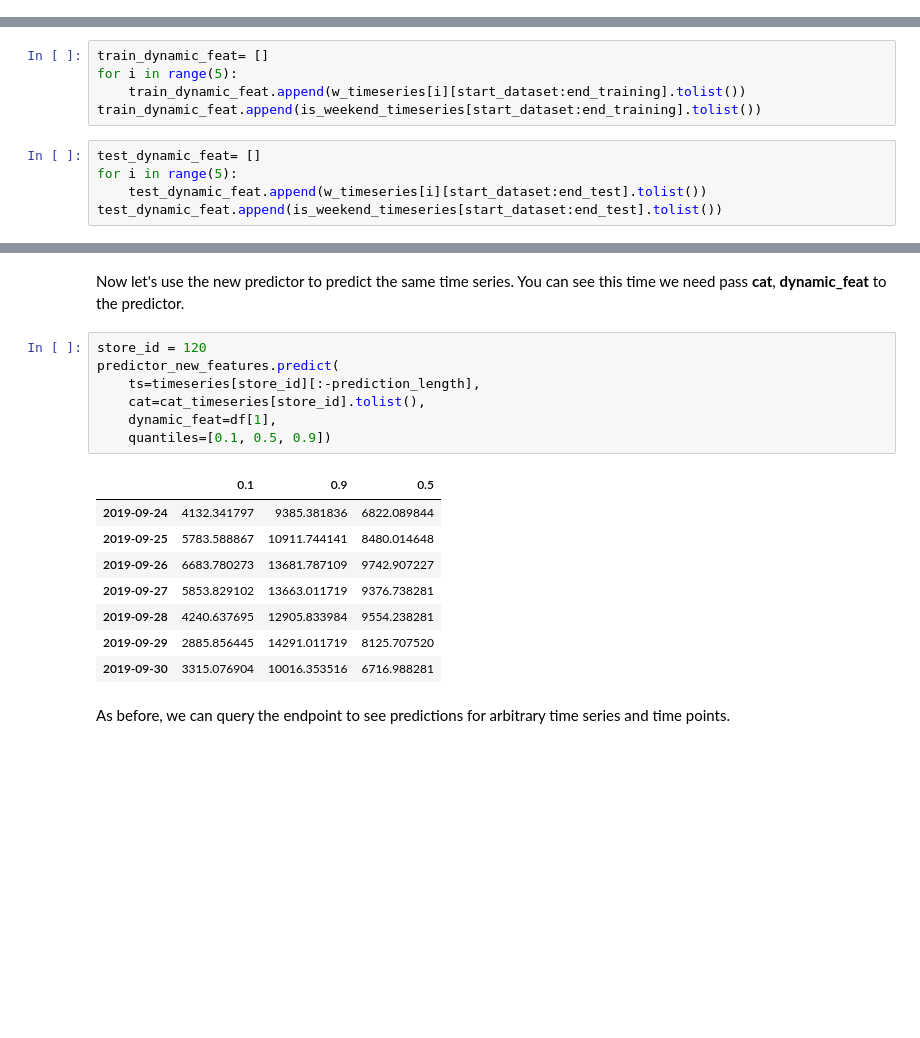
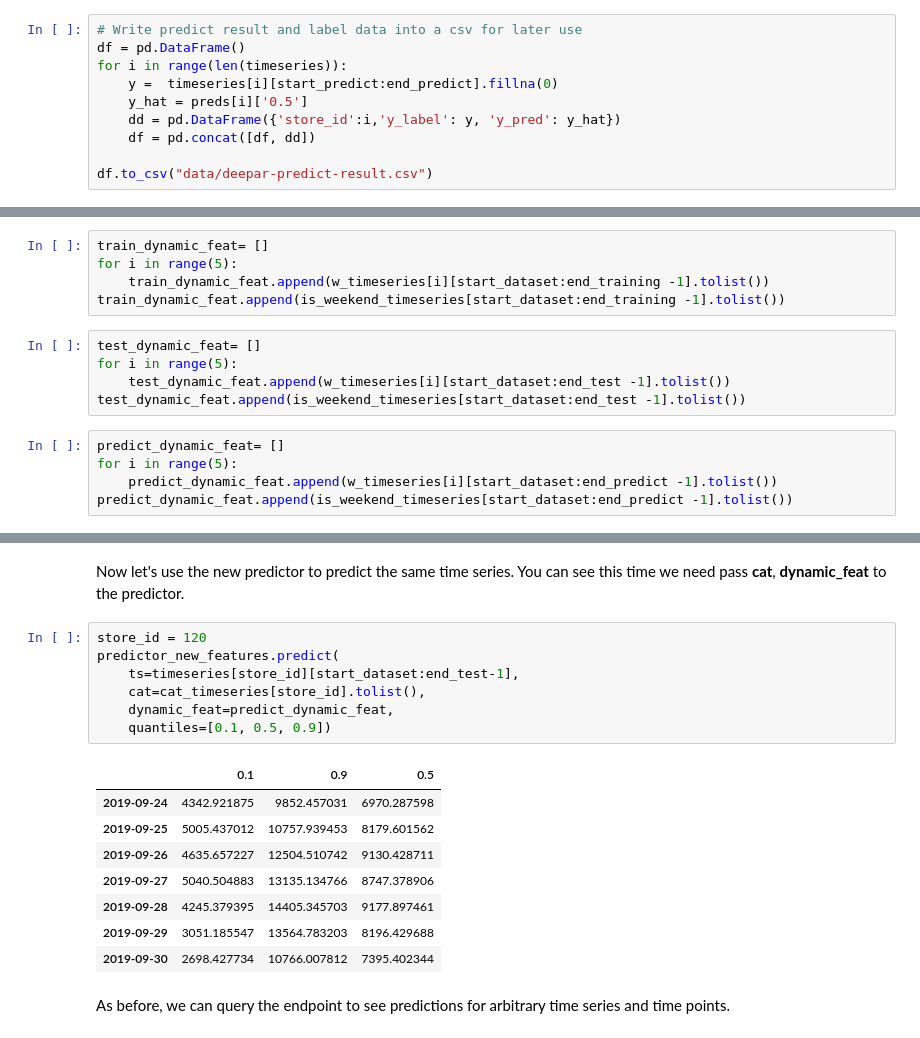
Before and after one commit to snowolf/lab_ts_forecast, a Jupyter notebook: DeepAR.ipynb, the cells around one changed output, grey strips where cells are left out. Cells and saved outputs as stored; diff of their text form; blank space fills up the shorter version.

```diff
--- a/DeepAR.ipynb
+++ b/DeepAR.ipynb
@@ -505 +507,11 @@ Wall time: 43.2 s
+# %%
+# Write predict result and label data into a csv for later use
+df = pd.DataFrame()
+for i in range(len(timeseries)):
+    y =  timeseries[i][start_predict:end_predict].fillna(0)
+    y_hat = preds[i]['0.5']
+    dd = pd.DataFrame({'store_id':i,'y_label': y, 'y_pred': y_hat})
+    df = pd.concat([df, dd])
+
+df.to_csv("data/deepar-predict-result.csv")
 # %% [markdown]
@@ -676,13 +659,18 @@ for i in range(w_num_timeseries):
 # %%
 train_dynamic_feat= []
 for i in range(5):
-    train_dynamic_feat.append(w_timeseries[i][start_dataset:end_training].tolist())
-train_dynamic_feat.append(is_weekend_timeseries[start_dataset:end_training].tolist())
+    train_dynamic_feat.append(w_timeseries[i][start_dataset:end_training -1].tolist())
+train_dynamic_feat.append(is_weekend_timeseries[start_dataset:end_training -1].tolist())
 # %%
 test_dynamic_feat= []
 for i in range(5):
-    test_dynamic_feat.append(w_timeseries[i][start_dataset:end_test].tolist())
-test_dynamic_feat.append(is_weekend_timeseries[start_dataset:end_test].tolist())
+    test_dynamic_feat.append(w_timeseries[i][start_dataset:end_test -1].tolist())
+test_dynamic_feat.append(is_weekend_timeseries[start_dataset:end_test -1].tolist())
+# %%
+predict_dynamic_feat= []
+for i in range(5):
+    predict_dynamic_feat.append(w_timeseries[i][start_dataset:end_predict -1].tolist())
+predict_dynamic_feat.append(is_weekend_timeseries[start_dataset:end_predict -1].tolist())
 # %% [markdown]
 The DeepAR JSON input format represents each time series as a JSON object. In the case each time series consists of a start time stamp (``start``) and a list of values (``target``)as well as ``dynamic_feat`` for time-series features and ``cat`` for categorical features.
 # %%
@@ -848,19 +825,19 @@ Now let's use the new predictor to predict the same time series. You can see thi
 # %%
 store_id = 120
 predictor_new_features.predict(
-    ts=timeseries[store_id][:-prediction_length],
+    ts=timeseries[store_id][start_dataset:end_test-1],
     cat=cat_timeseries[store_id].tolist(),
-    dynamic_feat=df[1],
+    dynamic_feat=predict_dynamic_feat,
     quantiles=[0.1, 0.5, 0.9])
 # %% [output]
 |  | 0.1 | 0.9 | 0.5 |
-| 2019-09-24 | 4132.341797 | 9385.381836 | 6822.089844 |
-| 2019-09-25 | 5783.588867 | 10911.744141 | 8480.014648 |
-| 2019-09-26 | 6683.780273 | 13681.787109 | 9742.907227 |
-| 2019-09-27 | 5853.829102 | 13663.011719 | 9376.738281 |
-| 2019-09-28 | 4240.637695 | 12905.833984 | 9554.238281 |
-| 2019-09-29 | 2885.856445 | 14291.011719 | 8125.707520 |
-| 2019-09-30 | 3315.076904 | 10016.353516 | 6716.988281 |
+| 2019-09-24 | 4342.921875 | 9852.457031 | 6970.287598 |
+| 2019-09-25 | 5005.437012 | 10757.939453 | 8179.601562 |
+| 2019-09-26 | 4635.657227 | 12504.510742 | 9130.428711 |
+| 2019-09-27 | 5040.504883 | 13135.134766 | 8747.378906 |
+| 2019-09-28 | 4245.379395 | 14405.345703 | 9177.897461 |
+| 2019-09-29 | 3051.185547 | 13564.783203 | 8196.429688 |
+| 2019-09-30 | 2698.427734 | 10766.007812 | 7395.402344 |
 # %% [markdown]
 As before, we can query the endpoint to see predictions for arbitrary time series and time points.
 # %%
```
Also changed, not shown: parts of 30 cells of this notebook.
